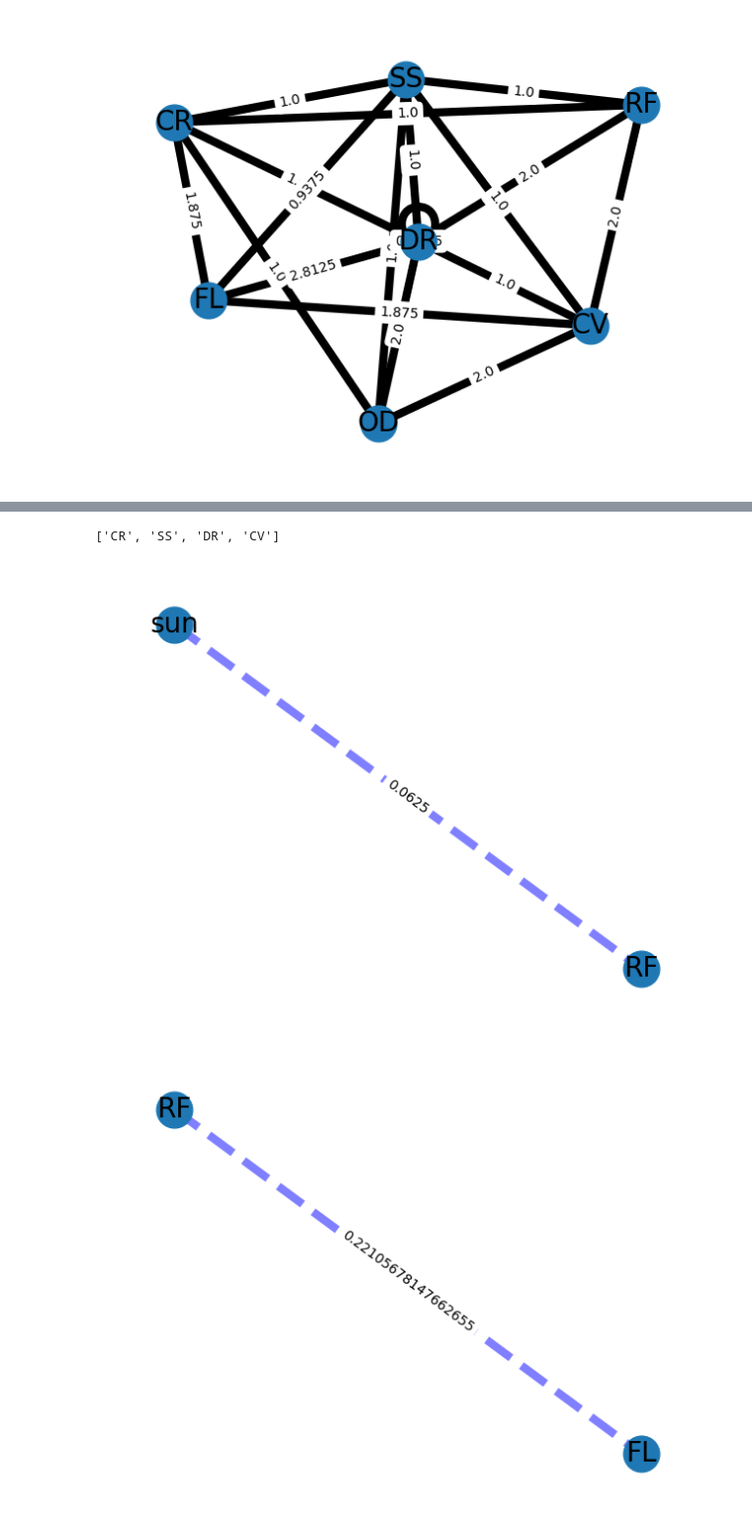
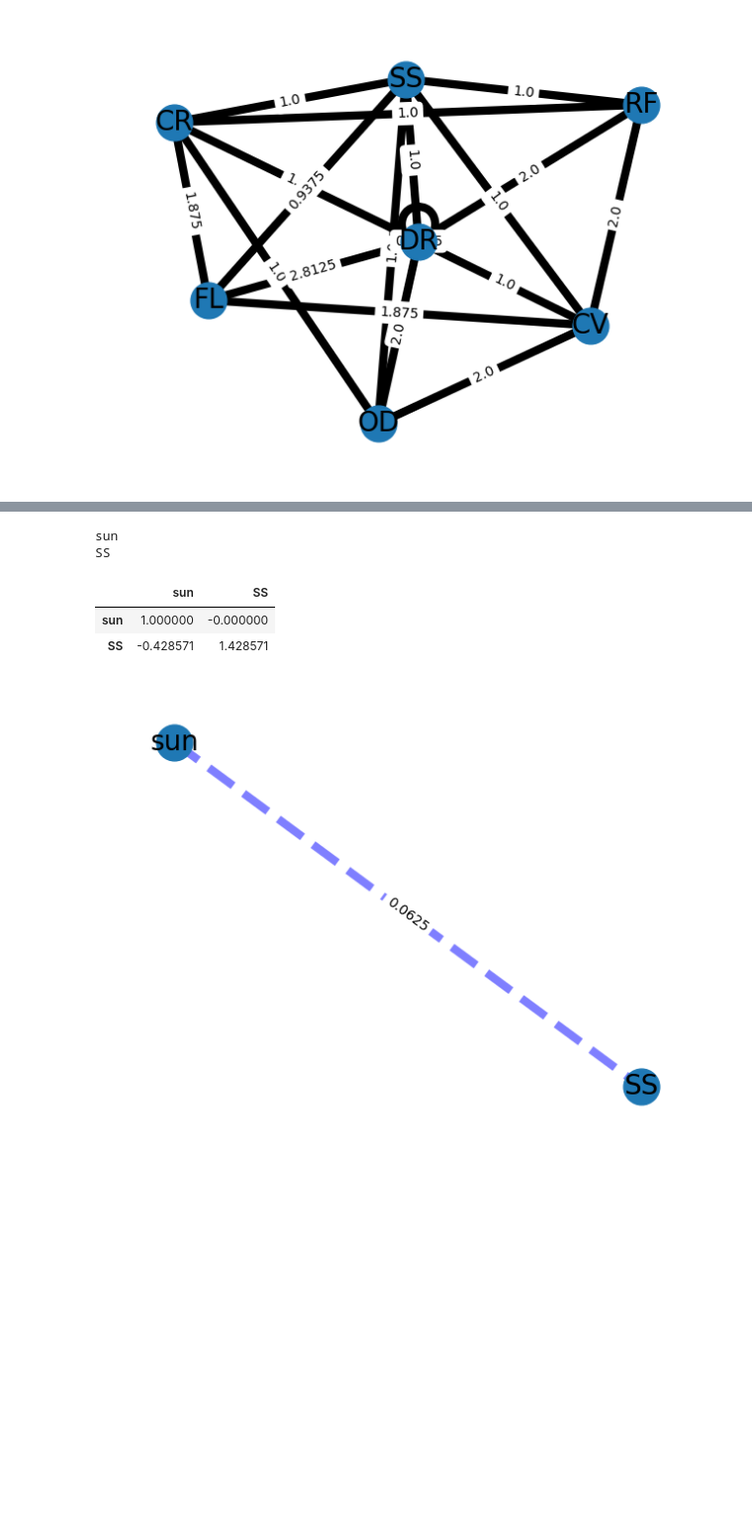
Before and after one commit to nbachand/graphBEM, a Jupyter notebook: InteriorModel.ipynb, the cells around one changed output, grey strips where cells are left out. Shown at 99% size. Drawn from its saved outputs; the diff is of its cells as text; code cells hidden in the pictures; blank space fills up the shorter version.

```diff
--- a/InteriorModel.ipynb
+++ b/InteriorModel.ipynb
@@ -384,19 +376,25 @@ plt.legend()
 # %%
 n = connectivityMatrix.shape[0]
 interiorRooms = roomList[:n]
 interiorRooms = [r[0] for r in interiorRooms]
 radKwargs = {
     "solveRooms": interiorRooms,
 }
-display(interiorRooms)
-foo = abs.Radiation(**radKwargs)
-foo.initialize("RF")
-foo.bG.draw()
+# display(interiorRooms)
 
 foo = abs.Radiation(**radKwargs)
-foo.initialize("CR")
+foo.initialize("RF", build_sim.bG.G, .1)
+# foo.initialize("DR", build_sim.bG.G, .1)
+
 foo.bG.draw()
+for n in foo.bG.G.nodes:
+    print(n)
+
+foo.A
 # %% [output]
-['CR', 'SS', 'DR', 'CV']
+sun
+SS
+|  | sun | SS |
+| sun | 1.000000 | -0.000000 |
+| SS | -0.428571 | 1.428571 |
-[figure, old version]
+[figure, new version]
-[figure, removed]
```
Also changed, not shown: parts of 10 cells of this notebook, 2 other files.
